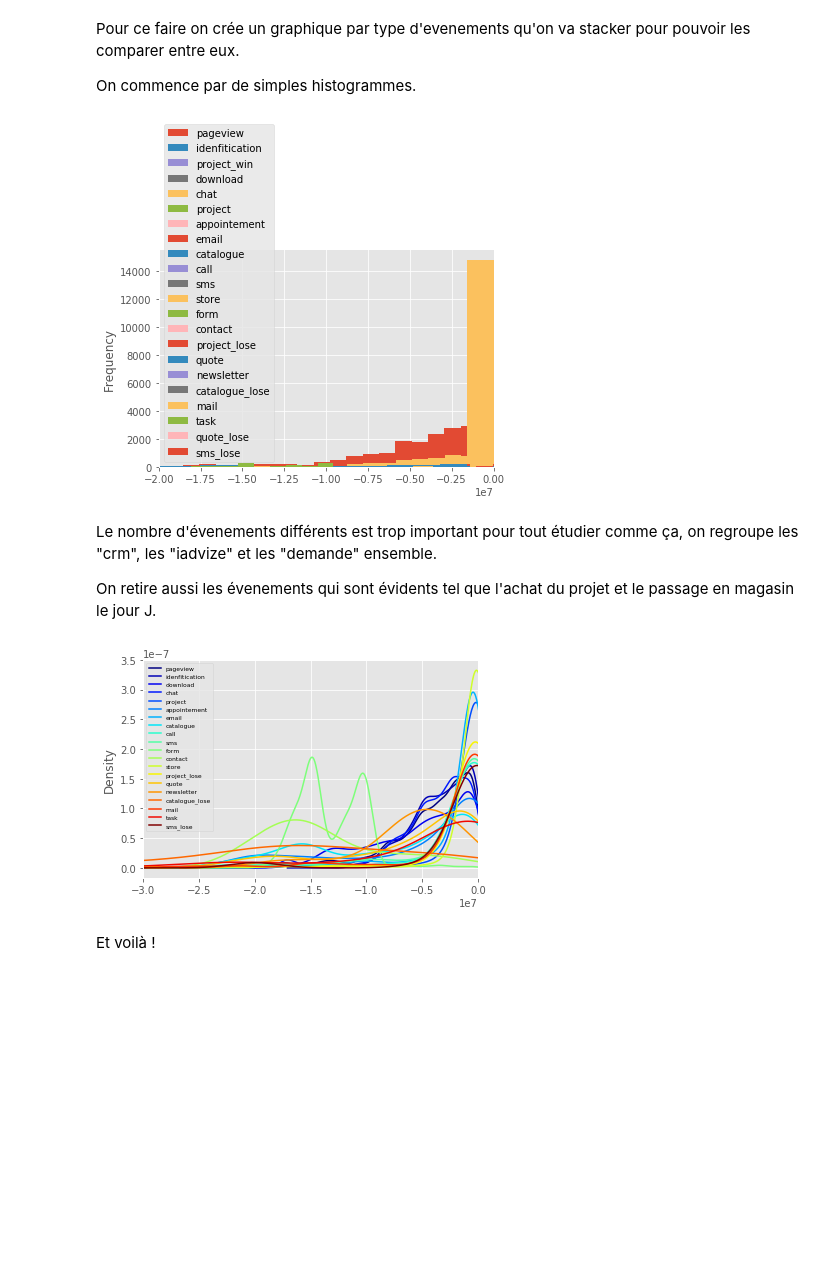
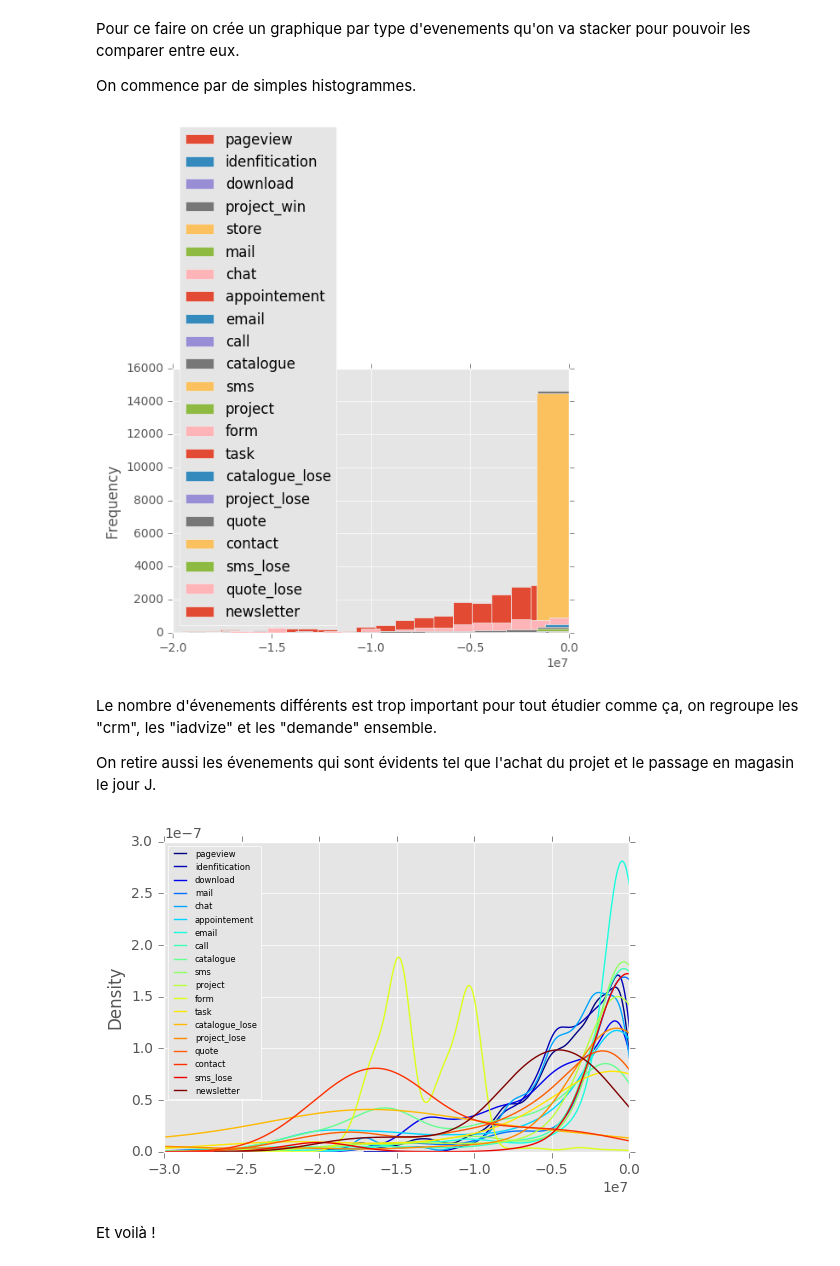
Before and after one commit to pierrenodet/PFE, a Jupyter notebook: notebooks/1.0-pn-first-notebook.ipynb, the cells around one changed output. Saved outputs shown, nothing was run; the diff lists cells and outputs as text; code cells hidden in the pictures; blank space fills up the shorter version.

```diff
--- a/notebooks/1.0-pn-first-notebook.ipynb
+++ b/notebooks/1.0-pn-first-notebook.ipynb
@@ -200,11 +200,11 @@ Pour ce faire on crée un graphique par type d'evenements qu'on va stacker pour
 
 On commence par de simples histogrammes.
 # %%
-for event in density_data["event"].unique():
-    (density_data["timestamp_difference"][density_data["event"]==event]).apply(timedelta.total_seconds).plot(kind='hist',stacked=True,bins=20,label=event,legend='reverse').set_xlim(-20000000,0)
+for event in density_difference["event"].unique():
+    density_difference["timestamp_difference"][density_difference["event"]==event].plot(kind='hist',stacked=True,bins=20,label=event,legend='reverse').set_xlim(-20000000,0)
 plt.show()
 # %% [output]
-[figure, old version]
+[figure, new version]
 # %% [markdown]
 Le nombre d'évenements différents est trop important pour tout étudier comme ça, on regroupe les "crm", les "iadvize" et les "demande" ensemble.
 
@@ -213,15 +213,15 @@ On retire aussi les évenements qui sont évidents tel que l'achat du projet et
 from matplotlib import cm
 from numpy import linspace
 
-colors = [ cm.jet(x) for x in linspace(0.0,1.0, density_data_cleaned["event"].unique().size) ]
+colors = [ cm.jet(x) for x in linspace(0.0,1.0, density_difference["event"].unique().size) ]
 
-for i,event in enumerate(density_data_cleaned["event"].unique()):
-    if event != 'quote_lose':
-        (density_data_cleaned["timestamp_difference"][density_data_cleaned["event"]==event]).apply(timedelta.total_seconds).plot(kind="density",use_index=False,legend='reverse',label=event,c=colors[i]).set_xlim(-30000000,0)
+for i,event in enumerate(density_difference["event"].unique()):
+    if (event != 'quote_lose') & (event!='project_win') & (event!='store'):
+        density_difference["timestamp_difference"][density_difference["event"]==event].plot(kind="density",use_index=False,legend='reverse',label=event,c=colors[i]).set_xlim(-30000000,0)
 
 plt.legend(loc=2,prop={'size':6})
 plt.show()
 # %% [output]
-[figure, old version]
+[figure, new version]
 # %% [markdown]
 Et voilà !
```
Also changed, not shown: parts of 4 cells of this notebook, 1 other file.
